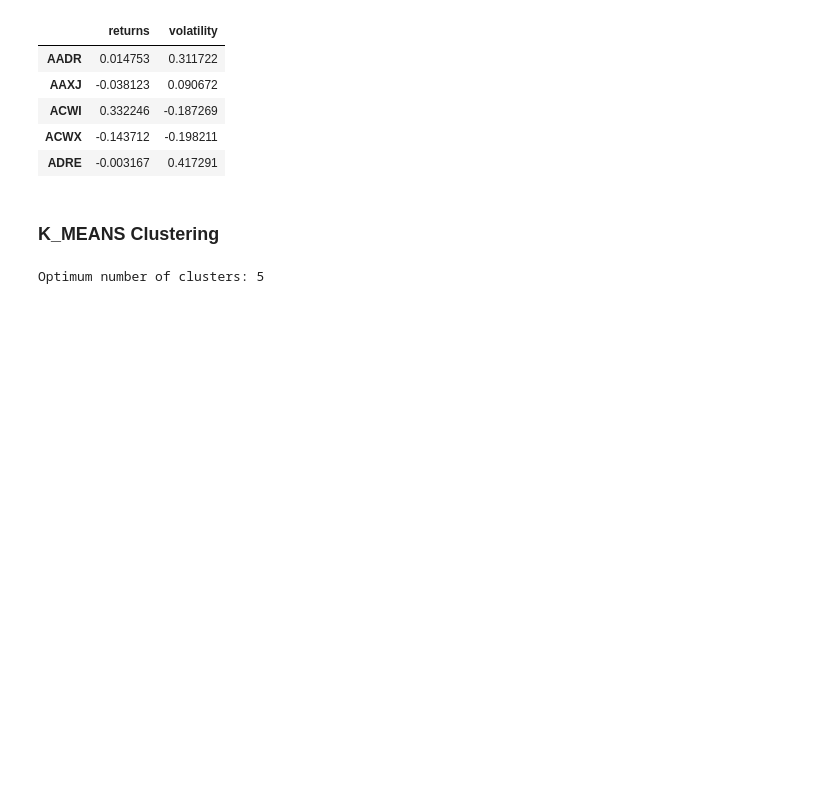
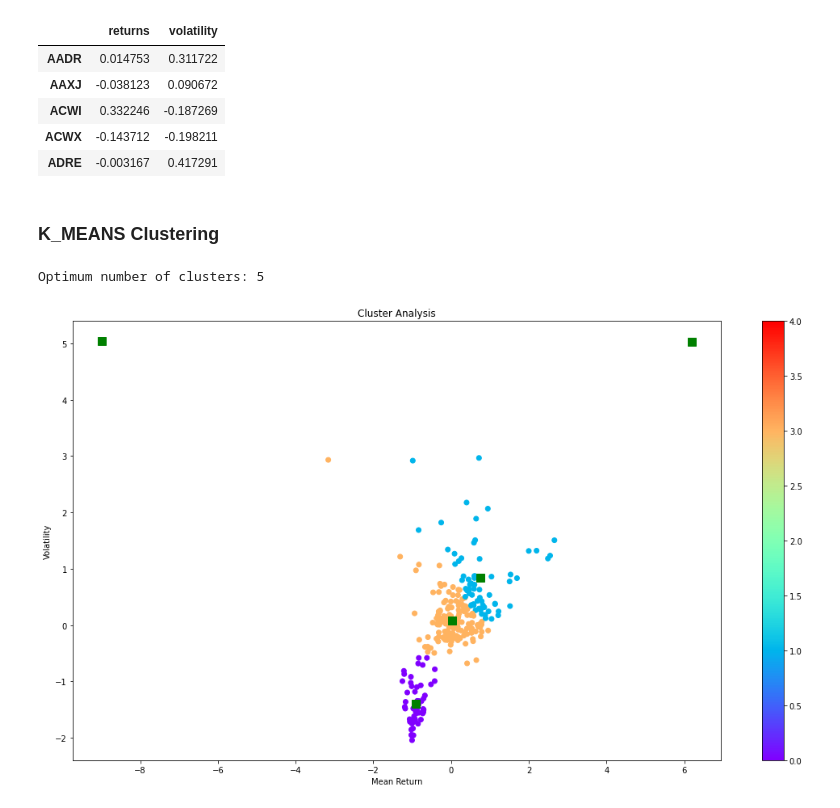
Before and after one commit to benchov/AlgoTrading, a Jupyter notebook: K_Means.ipynb, the cells around one changed output. Saved outputs shown, nothing was run; the diff lists cells and outputs as text; code cells hidden in the pictures; blank space fills up the shorter version.

```diff
--- a/K_Means.ipynb
+++ b/K_Means.ipynb
@@ -118,6 +121,20 @@ print(f"Optimum number of clusters: {c}")
 Optimum number of clusters: 5
 # %%
 # fit the KMEANS model
-kmeans = KMeans(n_clusters=c)
-kmeans.fit(X)
+k_means = KMeans(n_clusters=c)
+k_means.fit(X)
 predict = kmeans.predict(df_scaled)
+# %%
+# show results
+centroids = k_means.cluster_centers_
+fig = plt.figure(figsize=(18,10))
+ax = fig.add_subplot(111)
+scatter = ax.scatter(X.iloc[:,0], X.iloc[:,1], c=k_means.labels_, cmap='rainbow', label=X.index )
+ax.set_title('Cluster Analysis')
+ax.set_ylabel('Volatility')
+ax.set_xlabel('Mean Return')
+plt.colorbar(scatter)
+plt.plot(centroids[:,0], centroids[:,1], "sg", markersize=10)
+plt.show()
+# %% [output]
+[figure, added]
```
Also changed, not shown: parts of 1 cell of this notebook.
